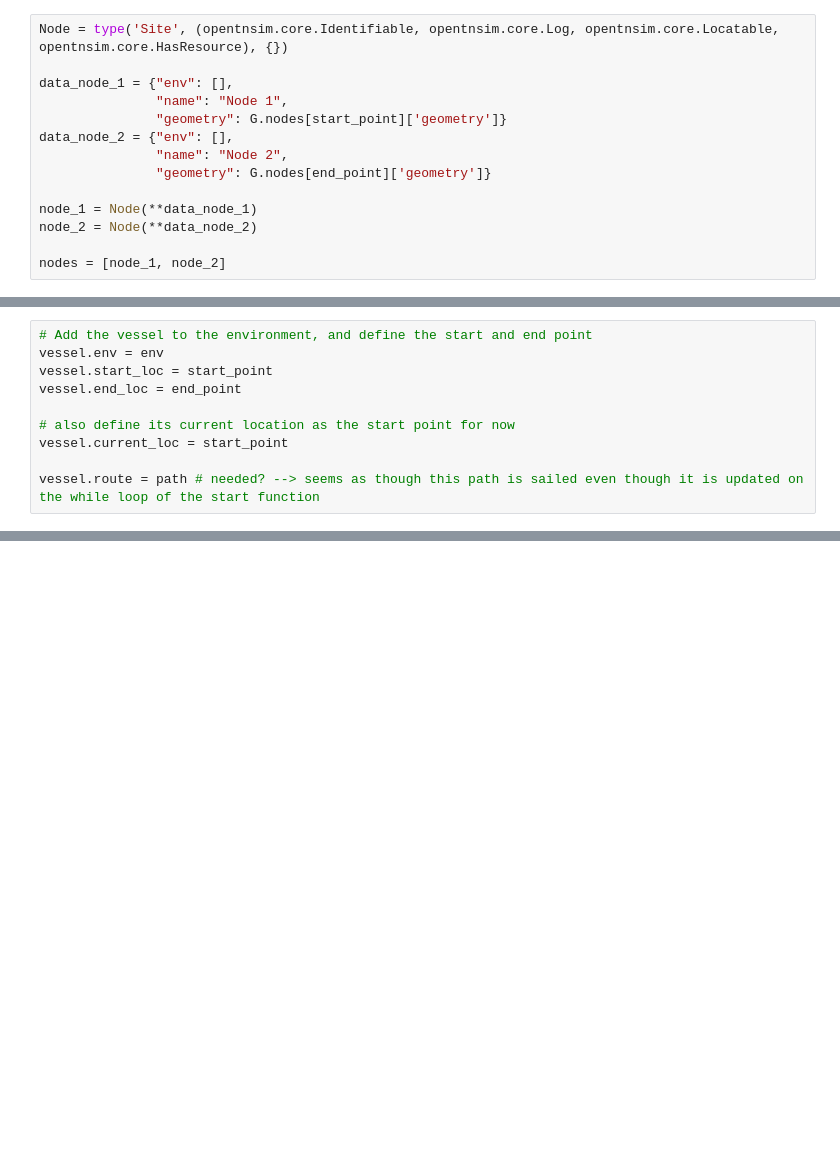
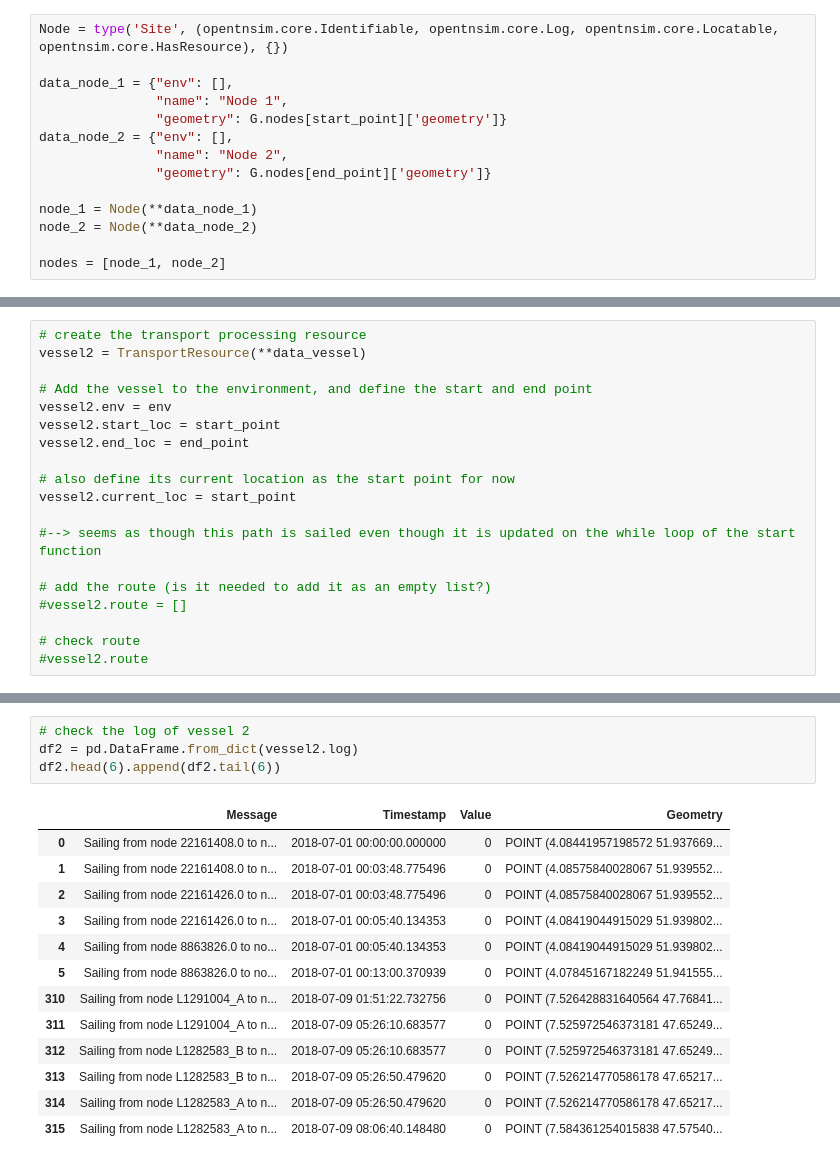
Before and after one commit to Deltares-research/digitaltwin-waterway, a Jupyter notebook: notebooks/scenario-afsluiting.ipynb, the cells around one changed output, grey strips where cells are left out. Saved outputs shown, nothing was run; the diff lists cells and outputs as text; blank space fills up the shorter version.

Commit message:
uitbreiding van scenario-afsluiting.ipynb met twee schepen (vaste en dynamische route) ter vergelijking

```diff
--- a/notebooks/scenario-afsluiting.ipynb
+++ b/notebooks/scenario-afsluiting.ipynb
@@ -112,10 +132,19 @@ nodes = [node_1, node_2]
 # %%
+# create the transport processing resource
+vessel2 = TransportResource(**data_vessel)
+
 # Add the vessel to the environment, and define the start and end point
-vessel.env = env
-vessel.start_loc = start_point
-vessel.end_loc = end_point
+vessel2.env = env
+vessel2.start_loc = start_point
+vessel2.end_loc = end_point
 
 # also define its current location as the start point for now
-vessel.current_loc = start_point
+vessel2.current_loc = start_point
 
-vessel.route = path # needed? --> seems as though this path is sailed even though it is updated on the while loop of the start function
+#--> seems as though this path is sailed even though it is updated on the while loop of the start function
+
+# add the route (is it needed to add it as an empty list?)
+#vessel2.route = []
+
+# check route
+#vessel2.route
@@ -165 +195,19 @@ df.head(20)
+# %%
+# check the log of vessel 2
+df2 = pd.DataFrame.from_dict(vessel2.log)
+df2.head(6).append(df2.tail(6))
+# %% [output]
+|  | Message | Timestamp | Value | Geometry |
+| 0 | Sailing from node 22161408.0 to n... | 2018-07-01 00:00:00.000000 | 0 | POINT (4.08441957198572 51.937669... |
+| 1 | Sailing from node 22161408.0 to n... | 2018-07-01 00:03:48.775496 | 0 | POINT (4.08575840028067 51.939552... |
+| 2 | Sailing from node 22161426.0 to n... | 2018-07-01 00:03:48.775496 | 0 | POINT (4.08575840028067 51.939552... |
+| 3 | Sailing from node 22161426.0 to n... | 2018-07-01 00:05:40.134353 | 0 | POINT (4.08419044915029 51.939802... |
+| 4 | Sailing from node 8863826.0 to no... | 2018-07-01 00:05:40.134353 | 0 | POINT (4.08419044915029 51.939802... |
+| 5 | Sailing from node 8863826.0 to no... | 2018-07-01 00:13:00.370939 | 0 | POINT (4.07845167182249 51.941555... |
+| 310 | Sailing from node L1291004_A to n... | 2018-07-09 01:51:22.732756 | 0 | POINT (7.526428831640564 47.76841... |
+| 311 | Sailing from node L1291004_A to n... | 2018-07-09 05:26:10.683577 | 0 | POINT (7.525972546373181 47.65249... |
+| 312 | Sailing from node L1282583_B to n... | 2018-07-09 05:26:10.683577 | 0 | POINT (7.525972546373181 47.65249... |
+| 313 | Sailing from node L1282583_B to n... | 2018-07-09 05:26:50.479620 | 0 | POINT (7.526214770586178 47.65217... |
+| 314 | Sailing from node L1282583_A to n... | 2018-07-09 05:26:50.479620 | 0 | POINT (7.526214770586178 47.65217... |
+| 315 | Sailing from node L1282583_A to n... | 2018-07-09 08:06:40.148480 | 0 | POINT (7.584361254015838 47.57540... |
 # %%
```
Also changed, not shown: parts of 10 cells of this notebook.
